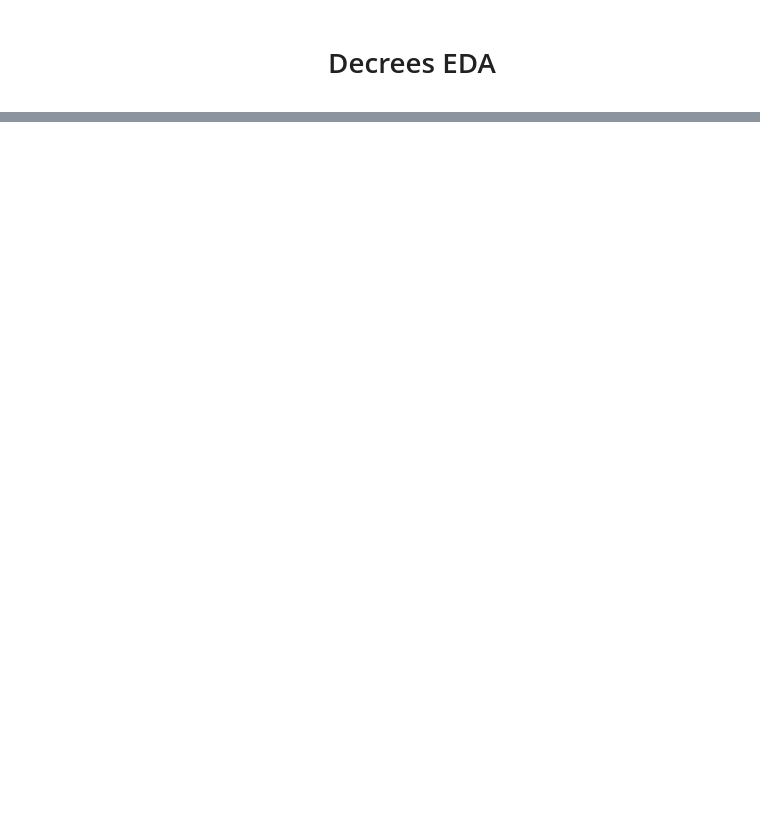
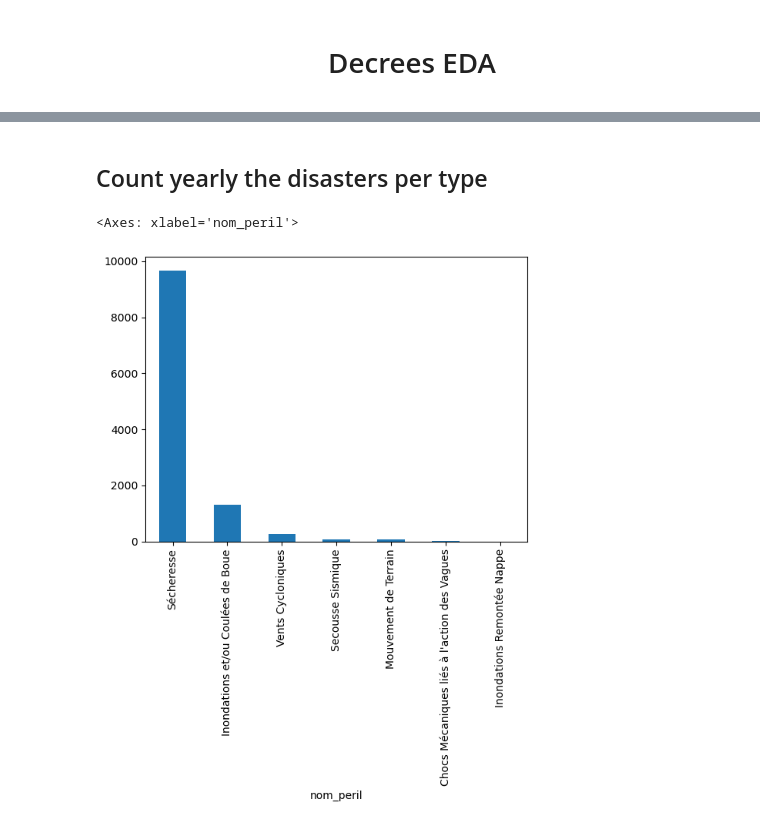
Before and after one commit to yrahan/catnat, a Jupyter notebook: notebooks/1_data_preparation/02_decrees_eda.ipynb, the cells around one changed output, grey strips where cells are left out. Drawn from its saved outputs; the diff is of its cells as text; code cells hidden in the pictures; blank space fills up the shorter version.

```diff
--- a/notebooks/1_data_preparation/02_decrees_eda.ipynb
+++ b/notebooks/1_data_preparation/02_decrees_eda.ipynb
@@ -30,0 +208,7 @@ df.head()
+# %% [markdown]
+## Count yearly the disasters per type
+# %%
+df[df['event_year']==2022]['nom_peril'].value_counts().plot(kind='bar')
+# %% [output]
+<Axes: xlabel='nom_peril'>
+[figure, added]
```
Also changed, not shown: parts of 38 cells of this notebook.
